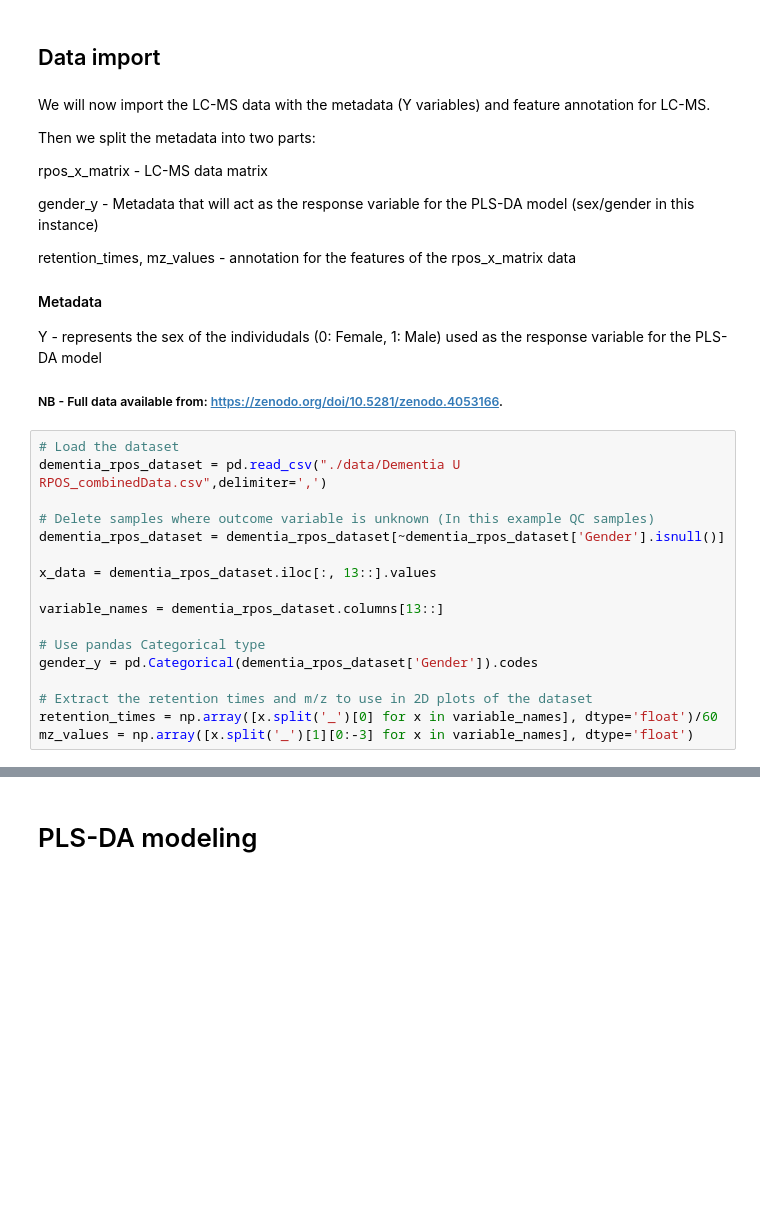
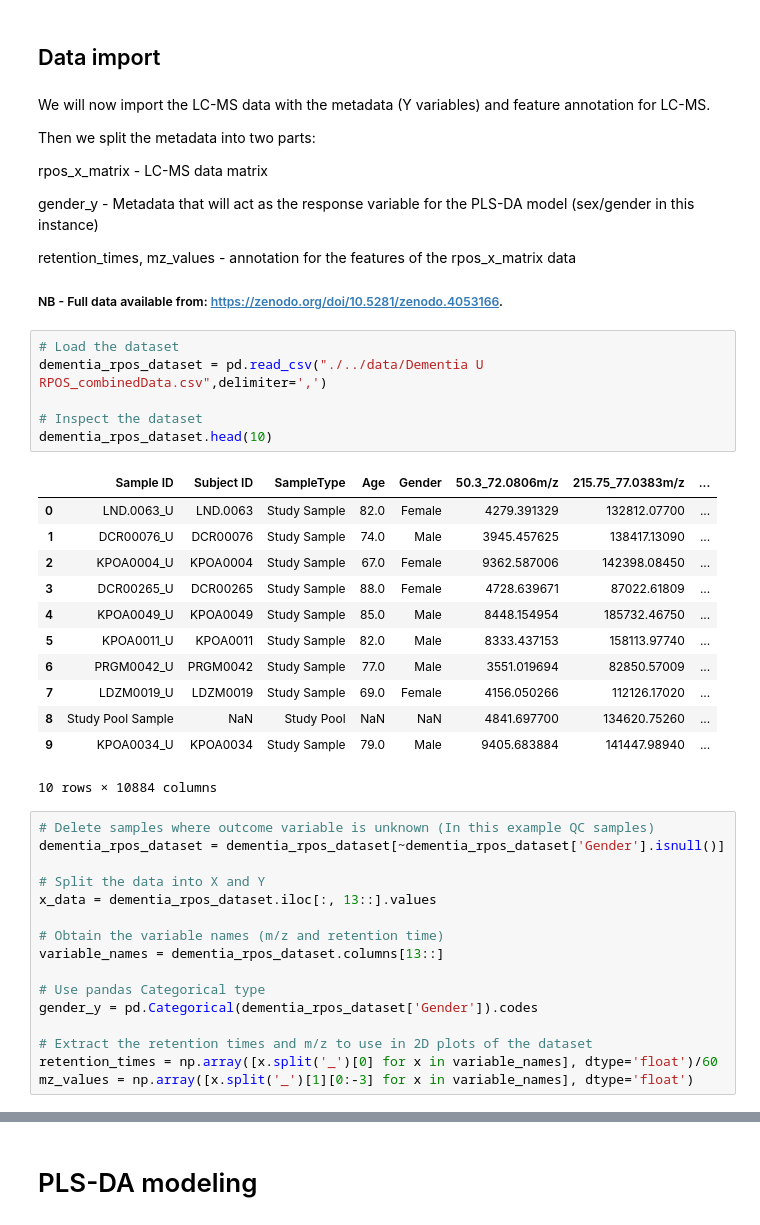
Before and after one commit to IPTC-DataAnalysisCourse/chemometrics-tutorials, a Jupyter notebook: GoogleColab_Notebooks/Multivariate_Analysis_PLSDA.ipynb, the cells around one changed output, grey strips where cells are left out. Drawn from its saved outputs; the diff is of its cells as text; blank space fills up the shorter version.

```diff
--- a/GoogleColab_Notebooks/Multivariate_Analysis_PLSDA.ipynb
+++ b/GoogleColab_Notebooks/Multivariate_Analysis_PLSDA.ipynb
@@ -74,19 +75,35 @@ gender_y - Metadata that will act as the response variable for the PLS-DA model
 
 retention_times, mz_values - annotation for the features of the rpos_x_matrix data
 
-#### Metadata
-Y - represents the sex of the individudals (0: Female, 1: Male) used as the response variable for the PLS-DA model
 
 ##### NB - Full data available from: [https://zenodo.org/doi/10.5281/zenodo.4053166](https://zenodo.org/doi/10.5281/zenodo.4053166).
+# %%
+# Load the dataset
+dementia_rpos_dataset = pd.read_csv("./../data/Dementia U RPOS_combinedData.csv",delimiter=',')
+
+# Inspect the dataset
+dementia_rpos_dataset.head(10)
+# %% [output]
+|  | Sample ID | Subject ID | SampleType | Age | Gender | 50.3_72.0806m/z | 215.75_77.0383m/z | ... |
+| 0 | LND.0063_U | LND.0063 | Study Sample | 82.0 | Female | 4279.391329 | 132812.07700 | ... |
+| 1 | DCR00076_U | DCR00076 | Study Sample | 74.0 | Male | 3945.457625 | 138417.13090 | ... |
+| 2 | KPOA0004_U | KPOA0004 | Study Sample | 67.0 | Female | 9362.587006 | 142398.08450 | ... |
+| 3 | DCR00265_U | DCR00265 | Study Sample | 88.0 | Female | 4728.639671 | 87022.61809 | ... |
+| 4 | KPOA0049_U | KPOA0049 | Study Sample | 85.0 | Male | 8448.154954 | 185732.46750 | ... |
+| 5 | KPOA0011_U | KPOA0011 | Study Sample | 82.0 | Male | 8333.437153 | 158113.97740 | ... |
+| 6 | PRGM0042_U | PRGM0042 | Study Sample | 77.0 | Male | 3551.019694 | 82850.57009 | ... |
+| 7 | LDZM0019_U | LDZM0019 | Study Sample | 69.0 | Female | 4156.050266 | 112126.17020 | ... |
+| 8 | Study Pool Sample | NaN | Study Pool | NaN | NaN | 4841.697700 | 134620.75260 | ... |
+| 9 | KPOA0034_U | KPOA0034 | Study Sample | 79.0 | Male | 9405.683884 | 141447.98940 | ... |
+10 rows × 10884 columns
 # %%
-# Load the dataset
-dementia_rpos_dataset = pd.read_csv("./data/Dementia U RPOS_combinedData.csv",delimiter=',')
-
 # Delete samples where outcome variable is unknown (In this example QC samples)
 dementia_rpos_dataset = dementia_rpos_dataset[~dementia_rpos_dataset['Gender'].isnull()]
 
+# Split the data into X and Y
 x_data = dementia_rpos_dataset.iloc[:, 13::].values
 
+# Obtain the variable names (m/z and retention time)
 variable_names = dementia_rpos_dataset.columns[13::]
 
 # Use pandas Categorical type
```
Also changed, not shown: parts of 22 cells of this notebook.
